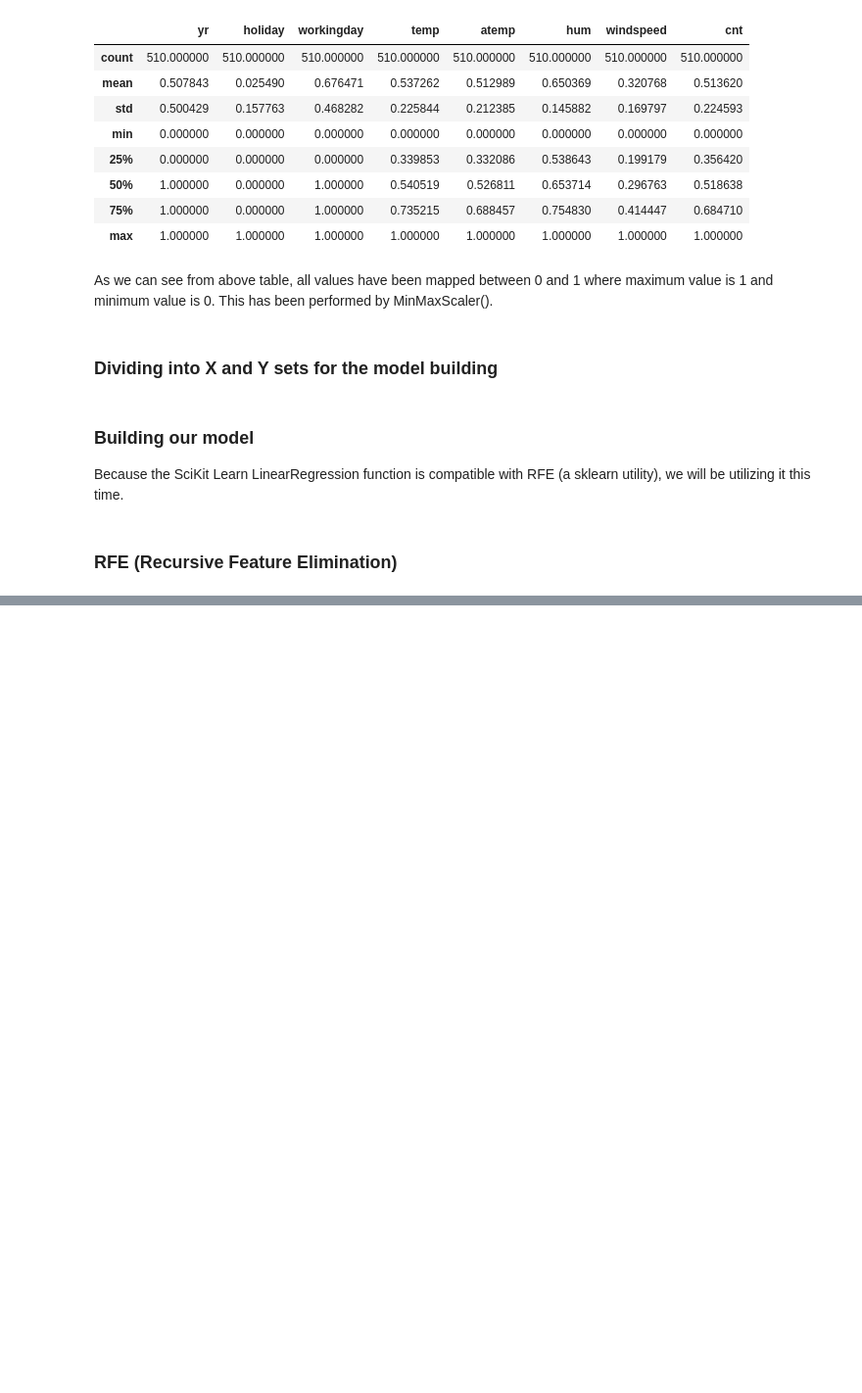
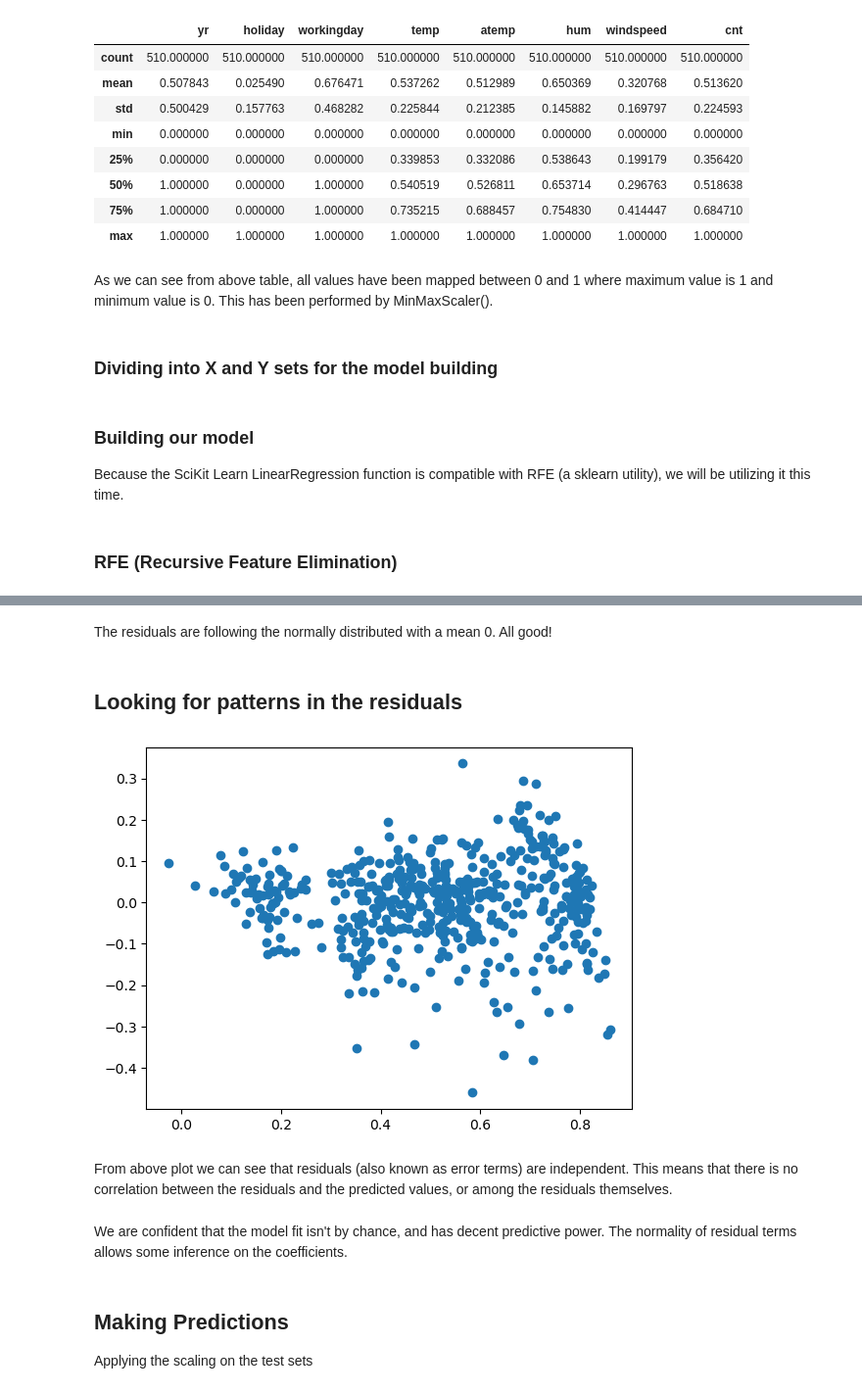
Before and after one commit to shakyasamin/Bike-Sharing_model, a Jupyter notebook: Bike-sharing.ipynb, the cells around one changed output, grey strips where cells are left out. Shown at 98% size. Cells and saved outputs as stored; diff of their text form; code cells hidden in the pictures; blank space fills up the shorter version.

```diff
--- a/Bike-sharing.ipynb
+++ b/Bike-sharing.ipynb
@@ -365,0 +639,16 @@ list(zip(X_train.columns,rfe.support_,rfe.ranking_))
+# %% [markdown]
+The residuals are following the normally distributed with a mean 0. All good!
+# %% [markdown]
+## Looking for patterns in the residuals
+# %%
+plt.scatter(y_train_cnt,(y_train - y_train_cnt))
+plt.show()
+# %% [output]
+[figure, added]
+# %% [markdown]
+From above plot we can see that residuals (also known as error terms) are independent. This means that there is no correlation between the residuals and the predicted values, or among the residuals themselves.
+# %% [markdown]
+We are confident that the model fit isn't by chance, and has decent predictive power. The normality of residual terms allows some inference on the coefficients.
+# %% [markdown]
+## Making Predictions
+Applying the scaling on the test sets
```
Also changed, not shown: parts of 56 cells of this notebook.
